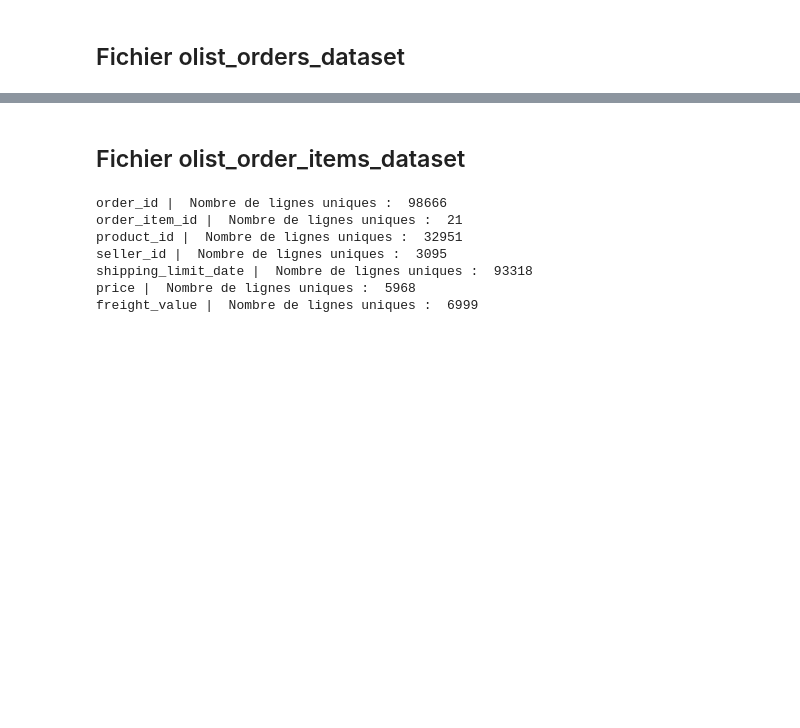
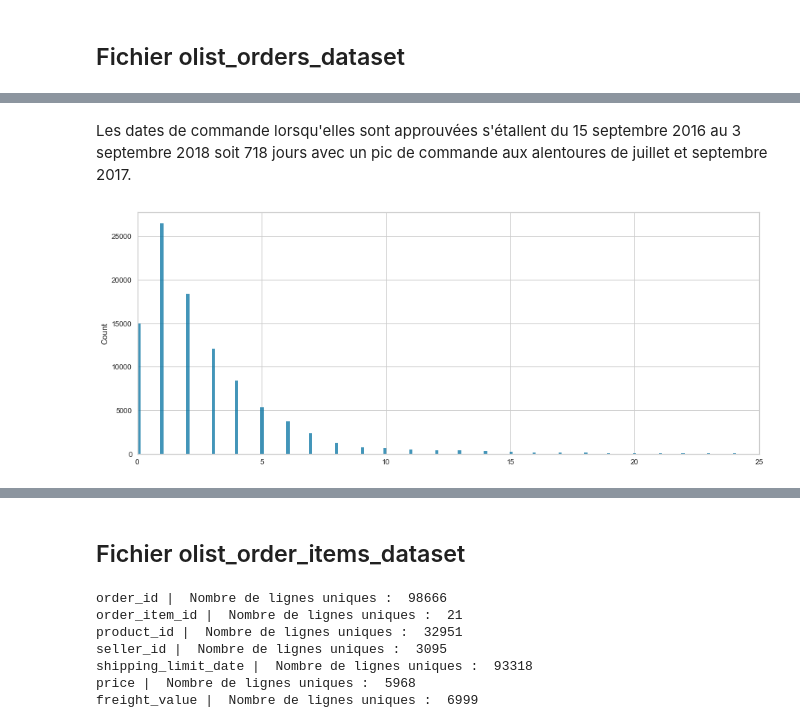
Before and after one commit to Mickevin/Ing-nieur_IA, a Jupyter notebook: Segmentation clients d'un site e-commerce.ipynb, the cells around one changed output, grey strips where cells are left out. Saved outputs shown, nothing was run; the diff lists cells and outputs as text; code cells hidden in the pictures; blank space fills up the shorter version.

```diff
--- a/Segmentation clients d'un site e-commerce.ipynb
+++ b/Segmentation clients d'un site e-commerce.ipynb
@@ -159,0 +169,10 @@ plt.show()
+# %% [markdown]
+Les dates de commande lorsqu'elles sont approuvées s'étallent du 15 septembre 2016 au 3 septembre 2018 soit 718 jours avec un pic de commande aux alentoures de juillet et septembre 2017.
+# %%
+delta = data[2].order_approved_at.apply(lambda x: [pd.to_datetime(x) - d][0].days) - data[2].order_delivered_carrier_date.apply(lambda x: [pd.to_datetime(x) - d][0].days)
+plt.figure(figsize=(15,6))
+sns.histplot(delta.abs())
+plt.xlim(0,25)
+plt.show()
+# %% [output]
+[figure, added]
```
Also changed, not shown: parts of 94 cells of this notebook.
